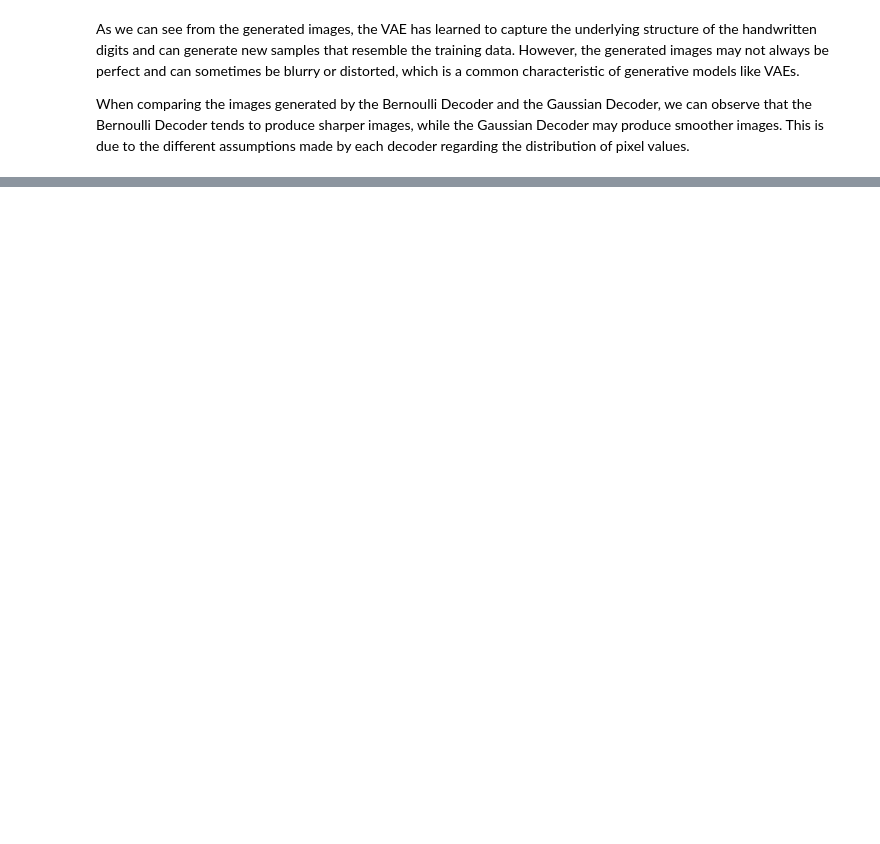
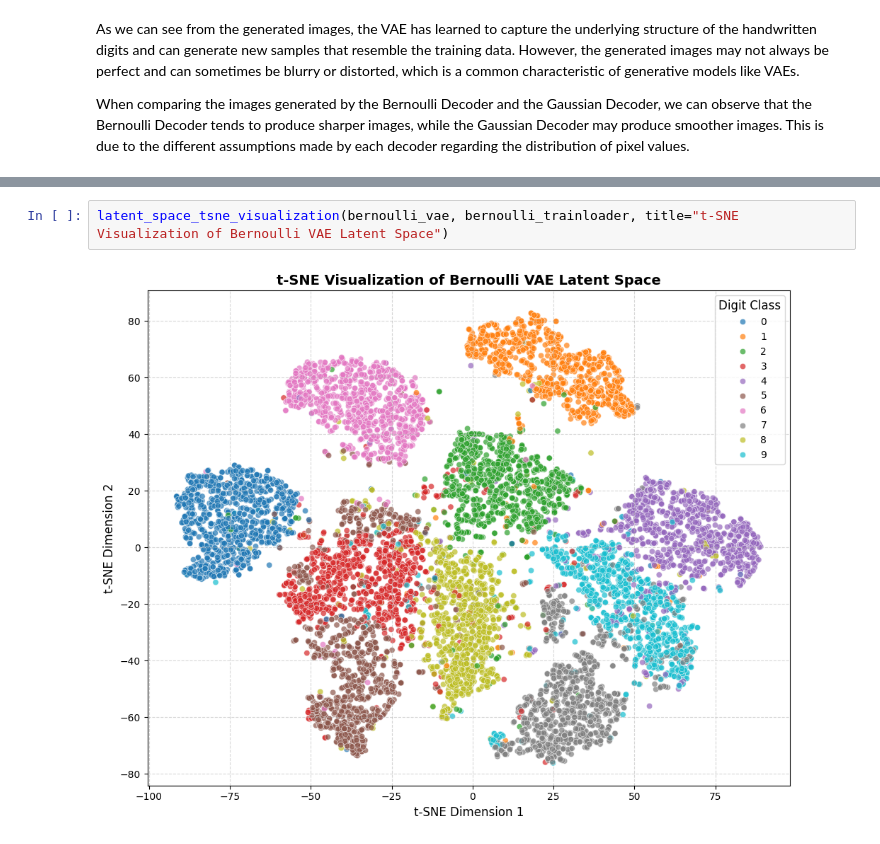
Before and after one commit to arturo-olvrs/VAE-MINST, a Jupyter notebook: vae-minst.ipynb, the cells around one changed output, grey strips where cells are left out. Cells and saved outputs as stored; diff of their text form; blank space fills up the shorter version.

```diff
--- a/vae-minst.ipynb
+++ b/vae-minst.ipynb
@@ -673,0 +727,4 @@ When comparing the images generated by the Bernoulli Decoder and the Gaussian De
+# %%
+latent_space_tsne_visualization(bernoulli_vae, bernoulli_trainloader, title="t-SNE Visualization of Bernoulli VAE Latent Space")
+# %% [output]
+[figure, added]
```
Also changed, not shown: parts of 11 cells of this notebook, 5 other files.
